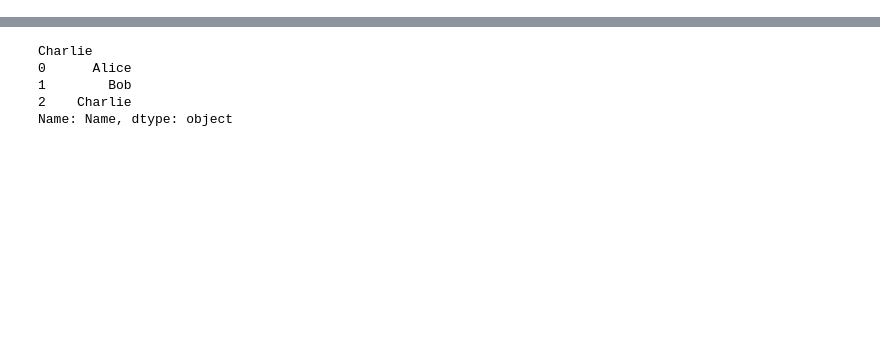
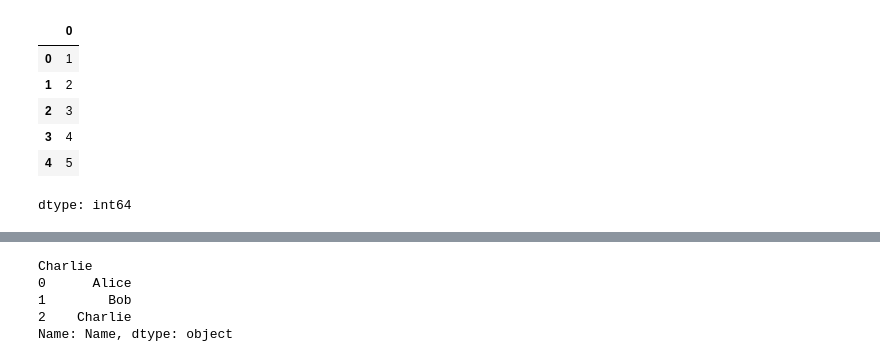
Before and after one commit to ManthanGarg-1234/AIML-CLASSWORK, a Jupyter notebook: 22_July_AIML.ipynb, the cells around one changed output, grey strips where cells are left out. Cells and saved outputs as stored; diff of their text form; code cells hidden in the pictures; blank space fills up the shorter version.

```diff
--- a/22_July_AIML.ipynb
+++ b/22_July_AIML.ipynb
@@ -12,0 +41,12 @@ print(series)
+# %%
+data = [1, 2, 3, 4, 5]
+series = pd.Series(data)
+display(series)
+# %% [output]
+|  | 0 |
+| 0 | 1 |
+| 1 | 2 |
+| 2 | 3 |
+| 3 | 4 |
+| 4 | 5 |
+dtype: int64
```
Also changed, not shown: parts of 32 cells of this notebook.
